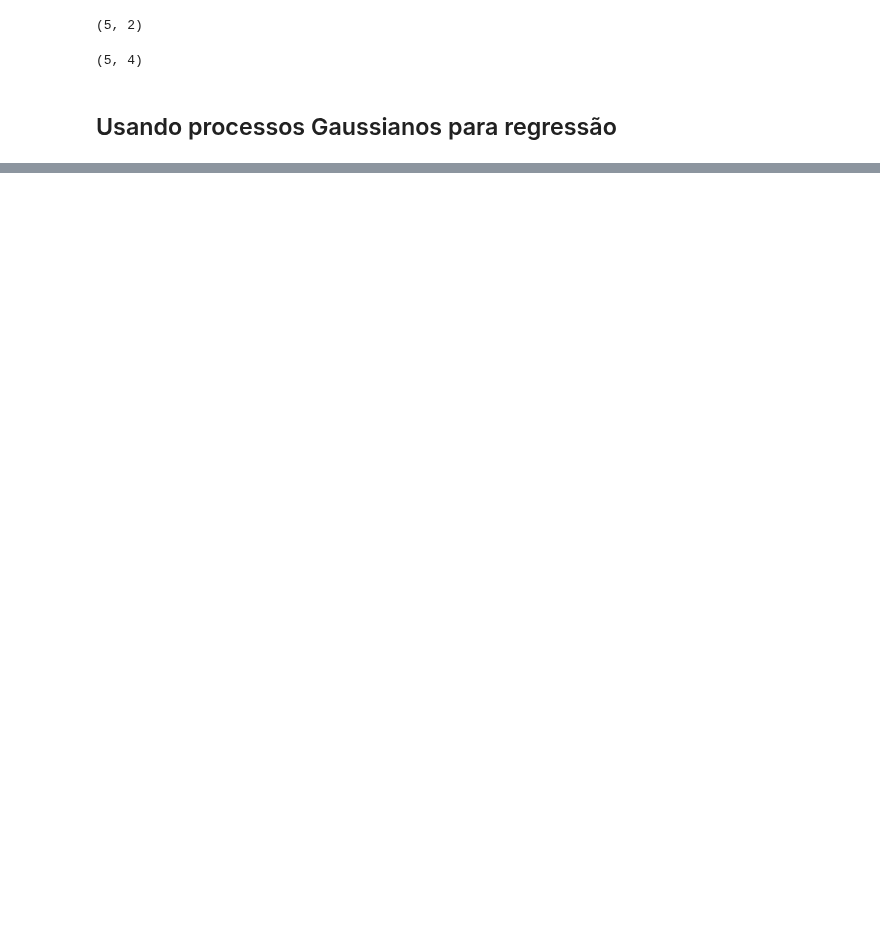
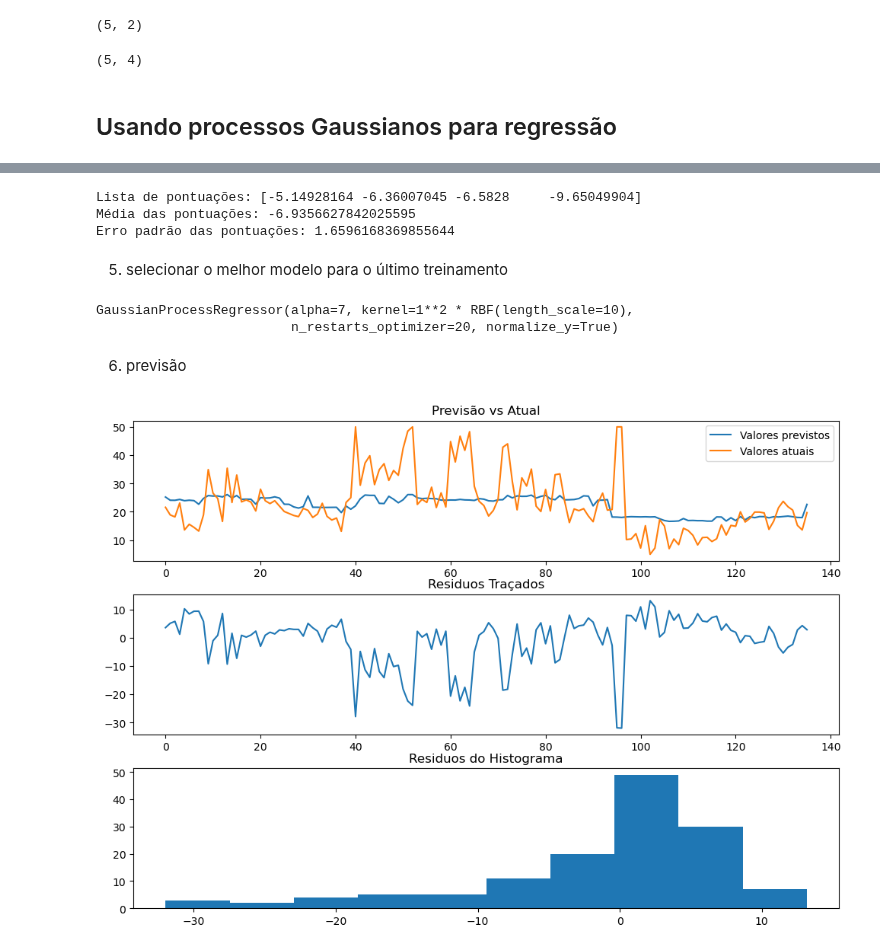
Before and after one commit to samirsaravia/AL-Calc, a Jupyter notebook: ML/scikit-learn/scikit_4.ipynb, the cells around one changed output, grey strips where cells are left out. Saved outputs shown, nothing was run; the diff lists cells and outputs as text; code cells hidden in the pictures; blank space fills up the shorter version.

```diff
--- a/ML/scikit-learn/scikit_4.ipynb
+++ b/ML/scikit-learn/scikit_4.ipynb
@@ -95,0 +221,4 @@ iris_data[:5].shape
+# %%
+#from sklearn.model_selection import cross_val_score
+gpr7n = GaussianProcessRegressor(alpha=7, n_restarts_optimizer=20,
+                                 kernel= nucleo_misturado, normalize_y=True)
@@ -95,0 +231,32 @@ iris_data[:5].shape
+# %%
+score_mini_report(scores_7n)
+# %% [output]
+Lista de pontuações: [-5.14928164 -6.36007045 -6.5828     -9.65049904]
+Média das pontuações: -6.9356627842025595
+Erro padrão das pontuações: 1.6596168369855644
+# %% [markdown]
+5. selecionar o melhor modelo para o último treinamento
+# %%
+gpr7n.fit(boston_x[train_set], boston_y[train_set])
+# %% [output]
+GaussianProcessRegressor(alpha=7, kernel=1**2 * RBF(length_scale=10),
+                         n_restarts_optimizer=20, normalize_y=True)
+# %% [markdown]
+6. previsão
+# %%
+test_preds = gpr7n.predict(boston_x[~train_set])
+# %%
+f, ax = plt.subplots(figsize=(10,7), nrows=3)
+f.tight_layout()
+ax[0].plot(range(len(test_preds)), test_preds, label="Valores previstos")
+ax[0].plot(range(len(test_preds)), boston_y[~train_set], label="Valores atuais")
+ax[0].set_title("Previsão vs Atual")
+ax[0].legend(loc='best')
+
+ax[1].plot(range(len(test_preds)), test_preds - boston_y[~train_set])
+ax[1].set_title("Residuos Traçados")
+ax[2].hist(test_preds - boston_y[~train_set])
+ax[2].set_title("Residuos do Histograma")
+plt.show()
+# %% [output]
+[figure, added]
```
Also changed, not shown: parts of 58 cells of this notebook, 2 other files.
